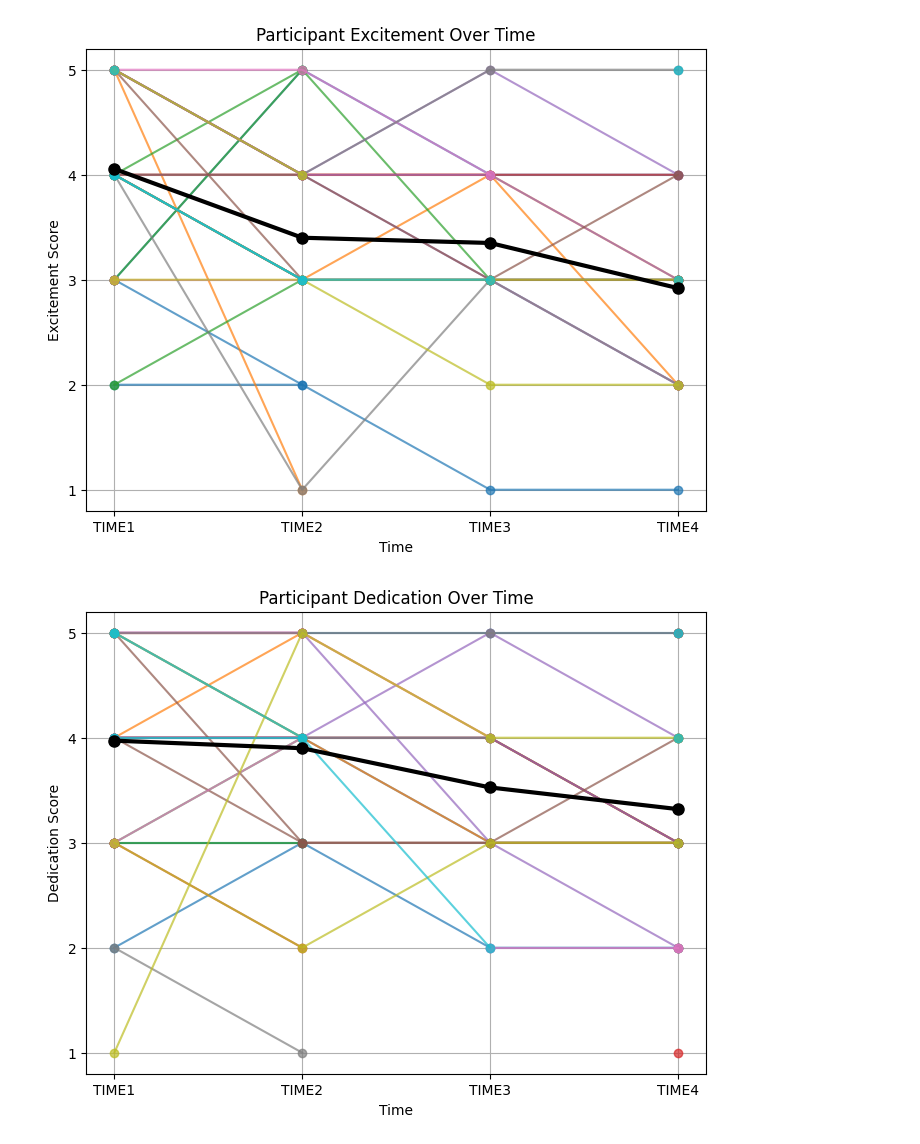
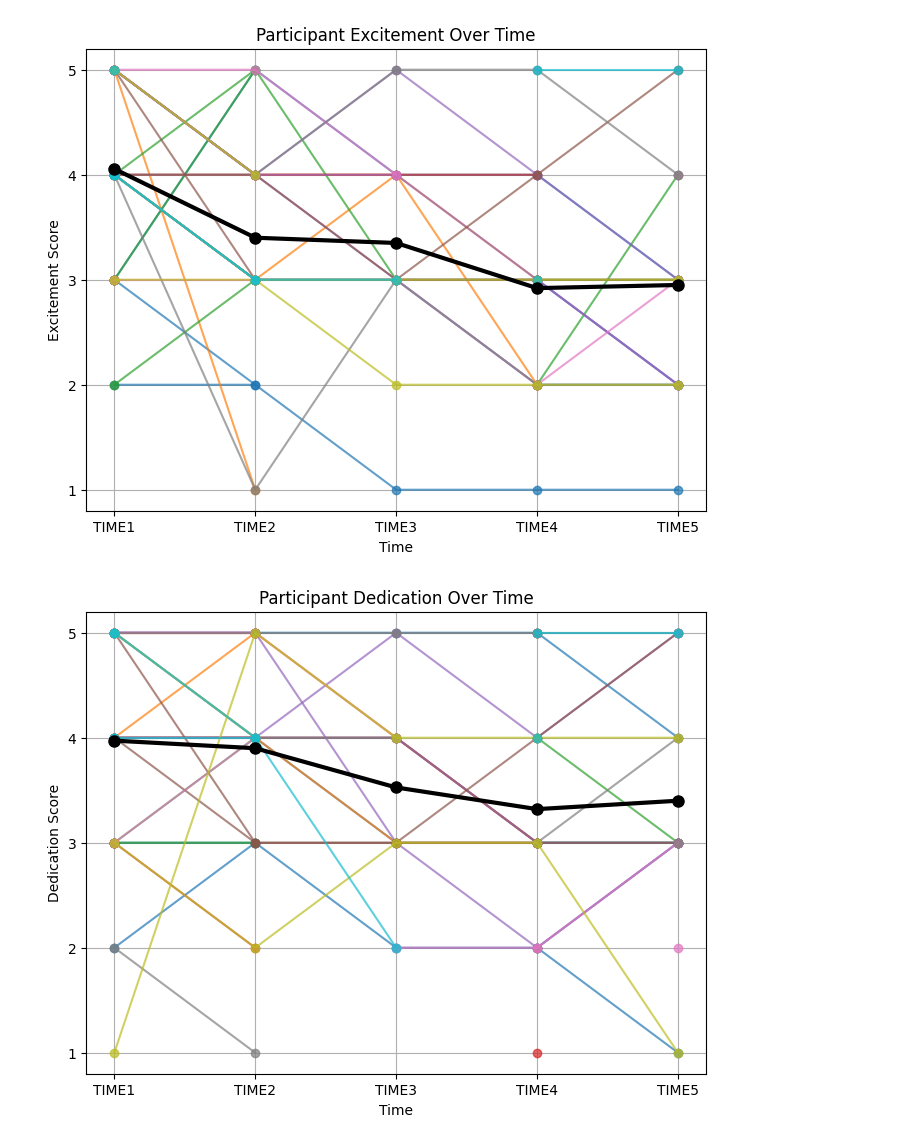
Before and after one commit to innaamogolonova/COGS164_NY_Res, a Jupyter notebook: workbook.ipynb, the cells around one changed output. Cells and saved outputs as stored; diff of their text form; code cells hidden in the pictures.

Commit message:
add time5

```diff
--- a/workbook.ipynb
+++ b/workbook.ipynb
@@ -6,47 +6,47 @@ import seaborn as sns
 # %%
 # load data
 df_exc = pd.read_csv("ExcUnpivoted.csv")
 
 # ensures correct order
-time_labels = ["TIME1", "TIME2", "TIME3", "TIME4"]
-time_order = sorted(df_exc["Attribute"].unique())
+time_labels = ["TIME1", "TIME2", "TIME3", "TIME4", "TIME5"]
+time_order = sorted(df_exc["Timepoint"].unique())
 
-mean_exc = df_exc.groupby("Attribute")["Excitement"].mean()
+mean_exc = df_exc.groupby("Timepoint")["Excitement"].mean()
 
 # colorcode participants
 unique_participants = df_exc["Participant"].unique()
 colors = plt.cm.tab10(np.linspace(0, 1, len(unique_participants)))
 
 # create plot
 plt.figure(figsize=(8, 6))
 
 # plot each participant's line with a unique color
 for participant, color in zip(unique_participants, colors):
     data = df_exc[df_exc["Participant"] == participant]
-    plt.plot(data["Attribute"], data["Excitement"], marker="o", linestyle="-", alpha=0.7, color=color, label=participant)
+    plt.plot(data["Timepoint"], data["Excitement"], marker="o", linestyle="-", alpha=0.7, color=color, label=participant)
 
 # trend line
 plt.plot(time_order, mean_exc[time_order], color="black", linewidth=3, marker="o", markersize=8, label="Trend Line")
 
 plt.xticks(time_order, time_labels)
 plt.yticks(range(int(df_exc["Excitement"].min()), int(df_exc["Excitement"].max()) + 1, 1))
 plt.xlabel("Time")
 plt.ylabel("Excitement Score")
 plt.title("Participant Excitement Over Time")
 plt.grid(True)
 
 plt.show()
 # %% [output]
-[figure, old version]
+[figure, new version]
 # %%
 # load data
 df_ded = pd.read_csv("DedUnpivoted.csv")
 
 # ensures correct order
-time_labels = ["TIME1", "TIME2", "TIME3", "TIME4"]
-time_order = sorted(df_ded["Attribute"].unique())
+time_labels = ["TIME1", "TIME2", "TIME3", "TIME4", "TIME5"]
+time_order = sorted(df_ded["Timepoint"].unique())
 
-mean_exc = df_ded.groupby("Attribute")["Dedication"].mean()
+mean_exc = df_ded.groupby("Timepoint")["Dedication"].mean()
 
 # colorcode participants
 unique_participants = df_ded["Participant"].unique()
@@ -58,7 +58,7 @@ plt.figure(figsize=(8, 6))
 # plot each participant's line with a unique color
 for participant, color in zip(unique_participants, colors):
     data = df_ded[df_ded["Participant"] == participant]
-    plt.plot(data["Attribute"], data["Dedication"], marker="o", linestyle="-", alpha=0.7, color=color, label=participant)
+    plt.plot(data["Timepoint"], data["Dedication"], marker="o", linestyle="-", alpha=0.7, color=color, label=participant)
 
 # trend line
 plt.plot(time_order, mean_exc[time_order], color="black", linewidth=3, marker="o", markersize=8, label="Trend Line")
@@ -72,7 +72,7 @@ plt.grid(True)
 
 plt.show()
 # %% [output]
-[figure, old version]
+[figure, new version]
 # %%
 # load data
 df_mot = pd.read_csv("MotUnpivoted.csv")
```
Also changed, not shown: parts of 4 cells of this notebook, 6 other files.
